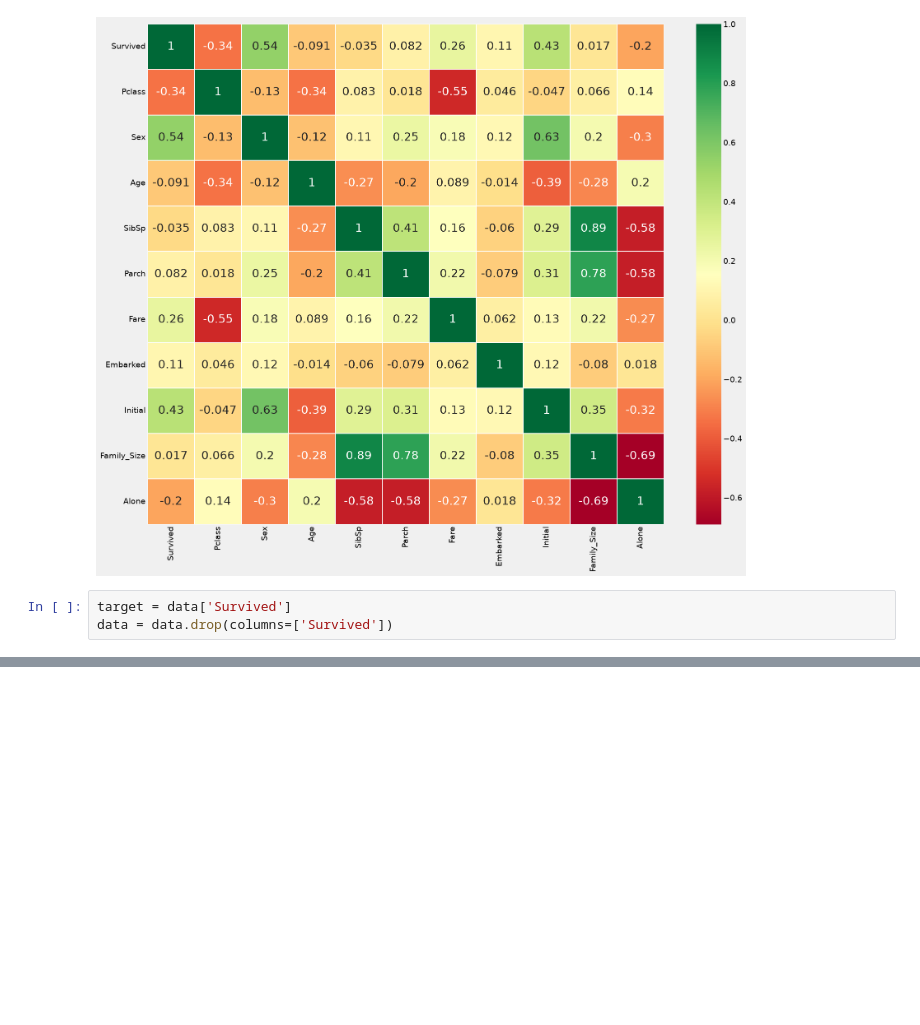
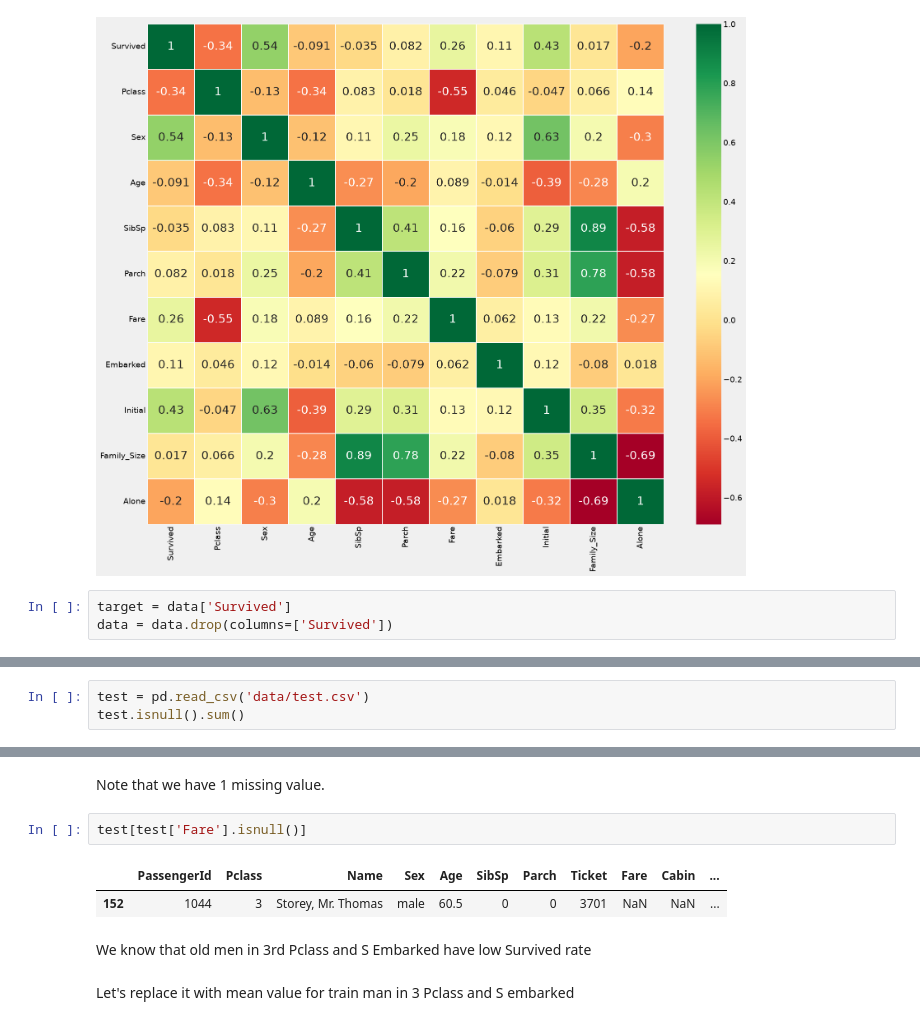
Before and after one commit to darkitime/Titanic-dataset-pipeline, a Jupyter notebook: eda.ipynb, the cells around one changed output, grey strips where cells are left out. Cells and saved outputs as stored; diff of their text form; blank space fills up the shorter version.

```diff
--- a/eda.ipynb
+++ b/eda.ipynb
@@ -694,0 +914,3 @@ Accuracy for RandomForestClassifier(random_state=42): 0.7713884992987378
+# %%
+test = pd.read_csv('data/test.csv')
+test.isnull().sum()
@@ -694,0 +930,11 @@ Accuracy for RandomForestClassifier(random_state=42): 0.7713884992987378
+# %% [markdown]
+Note that we have 1 missing value.
+# %%
+test[test['Fare'].isnull()]
+# %% [output]
+|  | PassengerId | Pclass | Name | Sex | Age | SibSp | Parch | Ticket | Fare | Cabin | ... |
+| 152 | 1044 | 3 | Storey, Mr. Thomas | male | 60.5 | 0 | 0 | 3701 | NaN | NaN | ... |
+# %% [markdown]
+We know that old men in 3rd Pclass and S Embarked have low Survived rate
+# %% [markdown]
+Let's replace it with mean value for train man in 3 Pclass and S embarked
```
Also changed, not shown: parts of 40 cells of this notebook, 1 other file.
